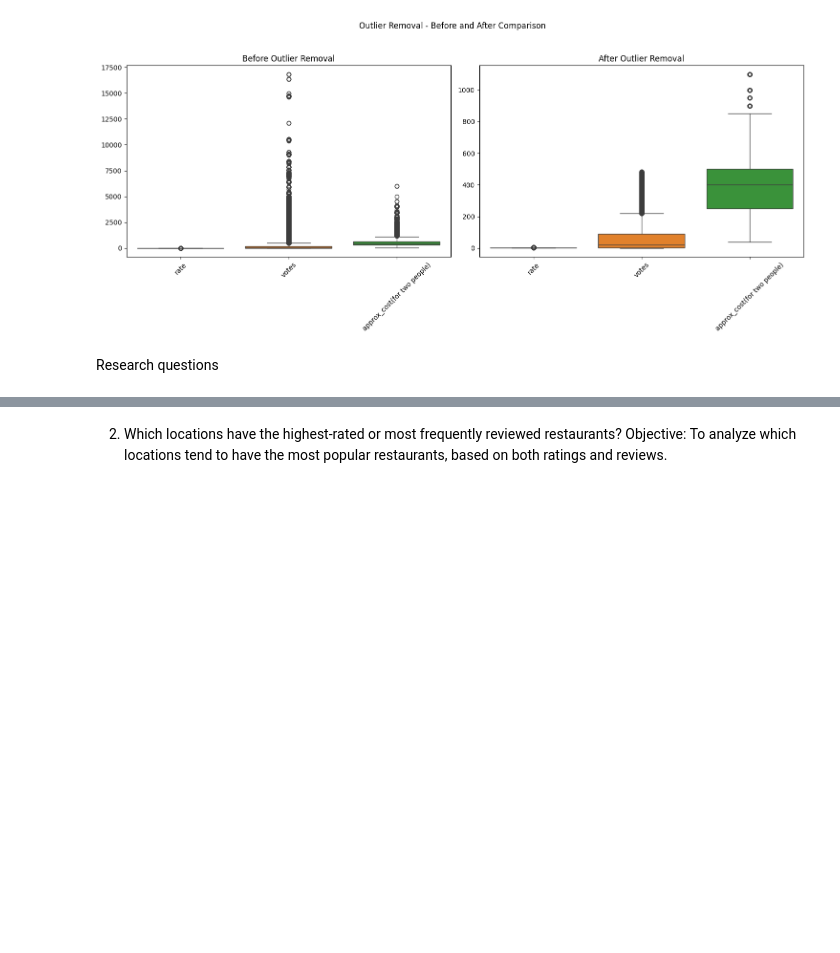
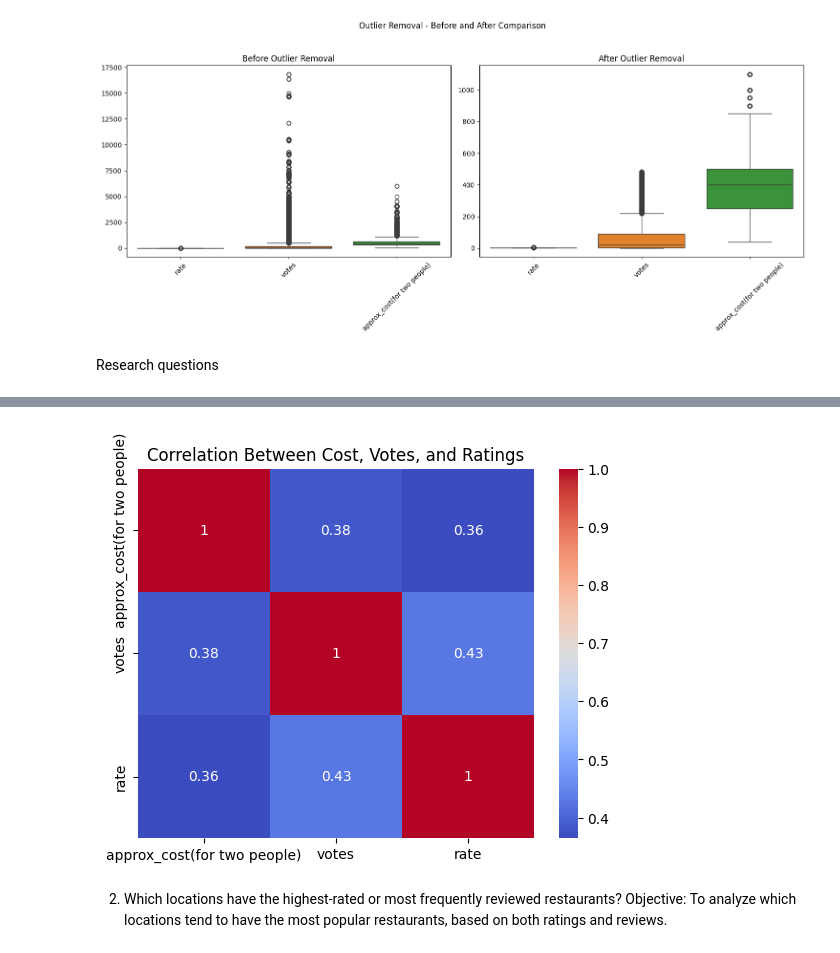
Before and after one commit to nourelsafty1/datavisualization, a Jupyter notebook: Data_engineering_&_visualization_milestone_1.ipynb, the cells around one changed output, grey strips where cells are left out. Drawn from its saved outputs; the diff is of its cells as text; code cells hidden in the pictures; blank space fills up the shorter version.

```diff
--- a/Data_engineering_&_visualization_milestone_1.ipynb
+++ b/Data_engineering_&_visualization_milestone_1.ipynb
@@ -388,3 +374,10 @@ Passing `palette` without assigning `hue` is deprecated and will be removed in v
+# %%
+correlation = data[["approx_cost(for two people)", "votes", "rate"]].corr()
+sns.heatmap(correlation, annot=True, cmap="coolwarm")
+plt.title("Correlation Between Cost, Votes, and Ratings")
+plt.show()
+# %% [output]
+[figure, added]
 # %% [markdown]
 2. Which locations have the highest-rated or most frequently reviewed restaurants?
 Objective: To analyze which locations tend to have the most popular restaurants, based on both ratings and reviews.
```
Also changed, not shown: parts of 8 cells of this notebook.
